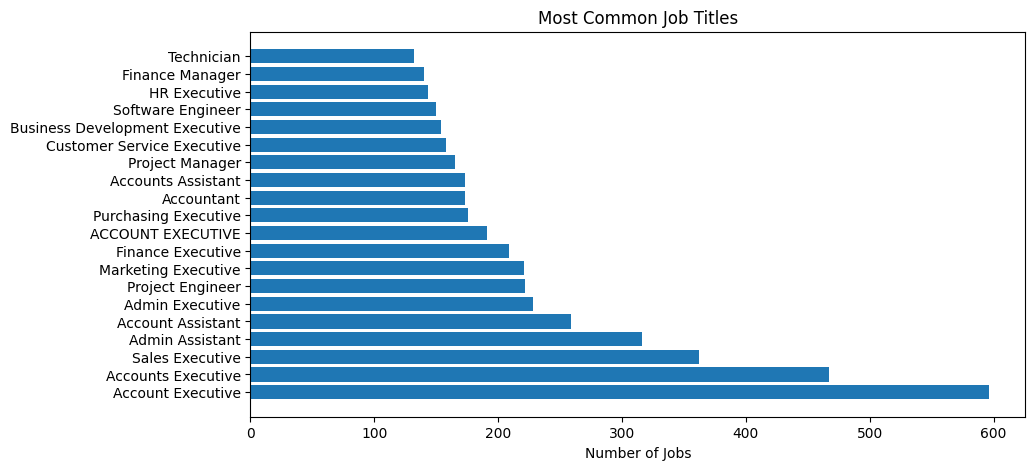
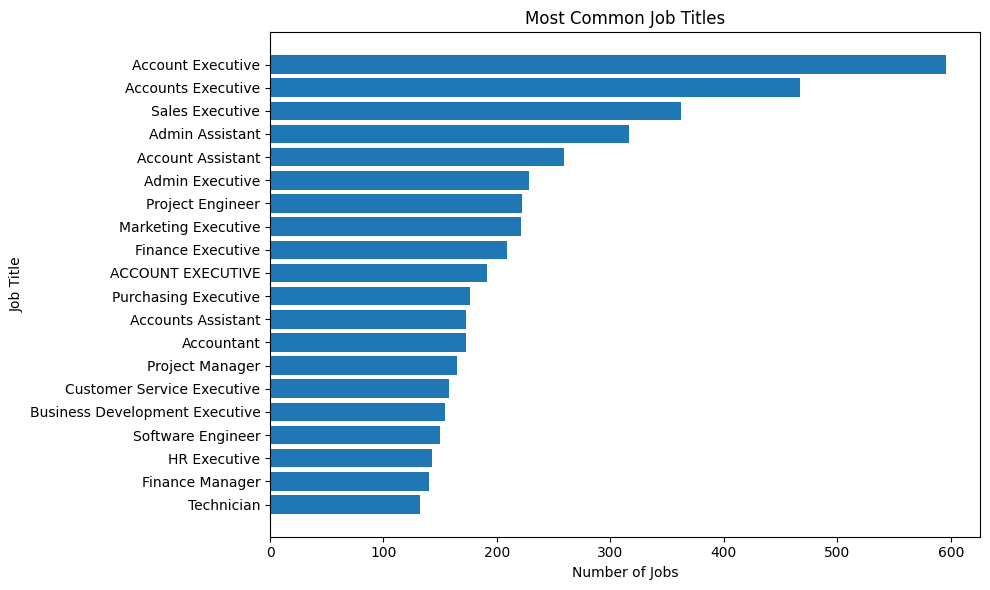
Unified diff of the notebook cell whose output changed from the first chart to the second:
--- before
+++ after
@@ -1,7 +1,17 @@
-top_jobs = job['job_title'].value_counts().head(20)
-plt.figure(figsize=(10,5))
-top_jobs.sort_values(ascending= True)
+top_jobs = (
+    job['job_title']
+    .value_counts()
+    .head(20)
+    .sort_values(ascending=True)
+)
+
+plt.figure(figsize=(10,6))
+
 plt.barh(top_jobs.index, top_jobs.values)
+
 plt.title("Most Common Job Titles")
 plt.xlabel("Number of Jobs")
+plt.ylabel("Job Title")
+
+plt.tight_layout()
 plt.show()

Commit: Enhance the visualisation